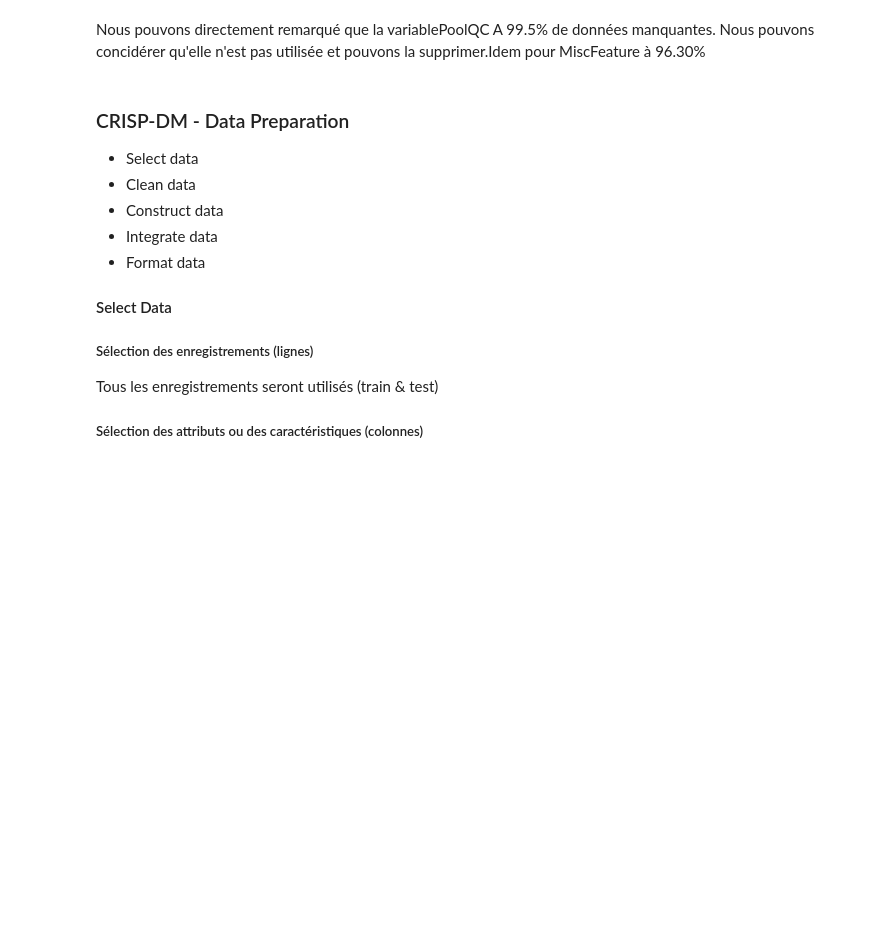
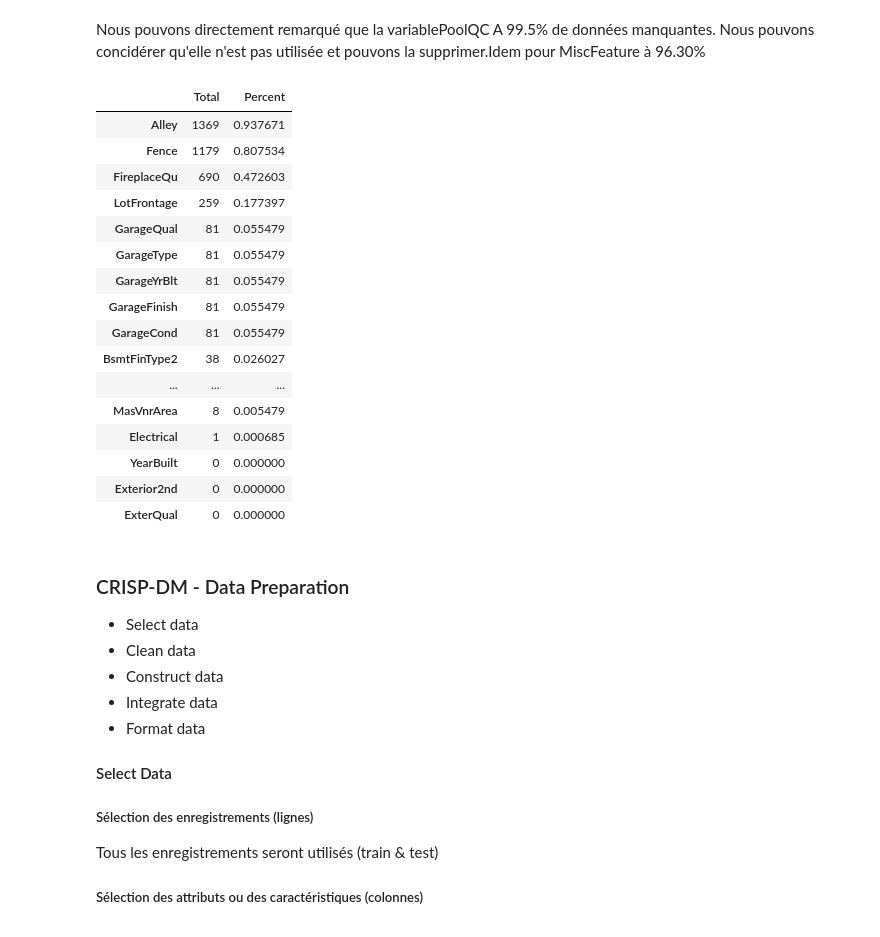
Before and after one commit to migrosdata/HousePrices, a Jupyter notebook: GroupC.ipynb, the cells around one changed output. Saved outputs shown, nothing was run; the diff lists cells and outputs as text; code cells hidden in the pictures; blank space fills up the shorter version.

```diff
--- a/GroupC.ipynb
+++ b/GroupC.ipynb
@@ -373,6 +371,26 @@ missing_data.head(20)
 | Utilities | 0 | 0.000000 |
 # %% [markdown]
 Nous pouvons directement remarqué que la variablePoolQC A 99.5% de données manquantes. Nous pouvons concidérer qu'elle n'est pas utilisée et pouvons la supprimer.Idem pour MiscFeature à 96.30%
+# %%
+df_train = df_train.drop((missing_data[missing_data['Total'] > 1369]).index,1)
+# %% [output]
+|  | Total | Percent |
+| Alley | 1369 | 0.937671 |
+| Fence | 1179 | 0.807534 |
+| FireplaceQu | 690 | 0.472603 |
+| LotFrontage | 259 | 0.177397 |
+| GarageQual | 81 | 0.055479 |
+| GarageType | 81 | 0.055479 |
+| GarageYrBlt | 81 | 0.055479 |
+| GarageFinish | 81 | 0.055479 |
+| GarageCond | 81 | 0.055479 |
+| BsmtFinType2 | 38 | 0.026027 |
+| ... | ... | ... |
+| MasVnrArea | 8 | 0.005479 |
+| Electrical | 1 | 0.000685 |
+| YearBuilt | 0 | 0.000000 |
+| Exterior2nd | 0 | 0.000000 |
+| ExterQual | 0 | 0.000000 |
 # %% [markdown]
 ### CRISP-DM - Data Preparation
 * Select data
```
Also changed, not shown: parts of 4 cells of this notebook.
